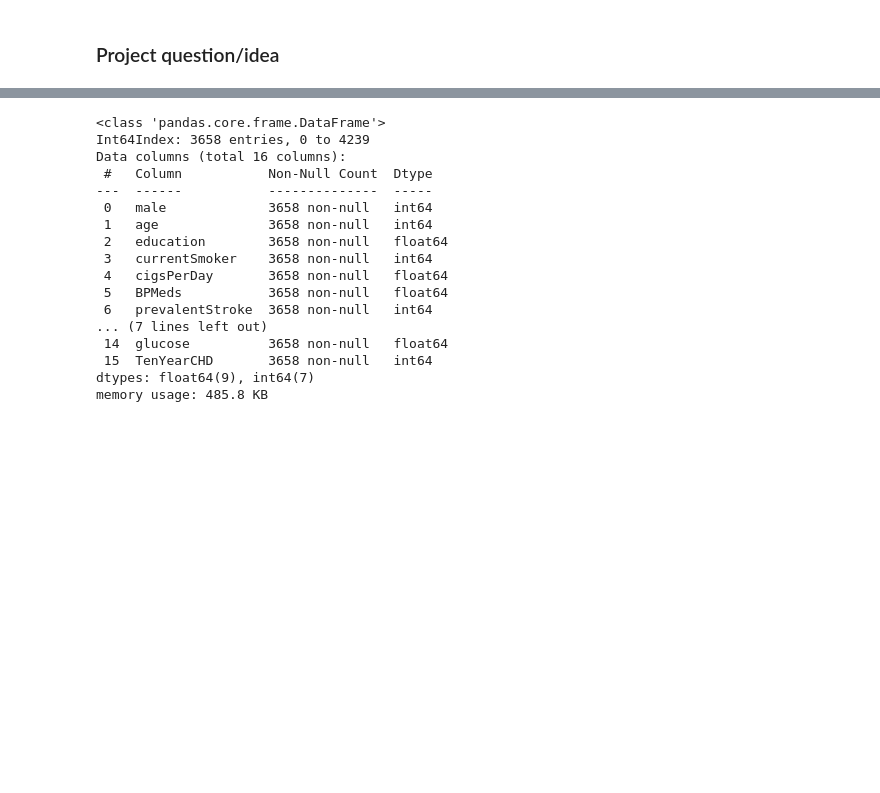
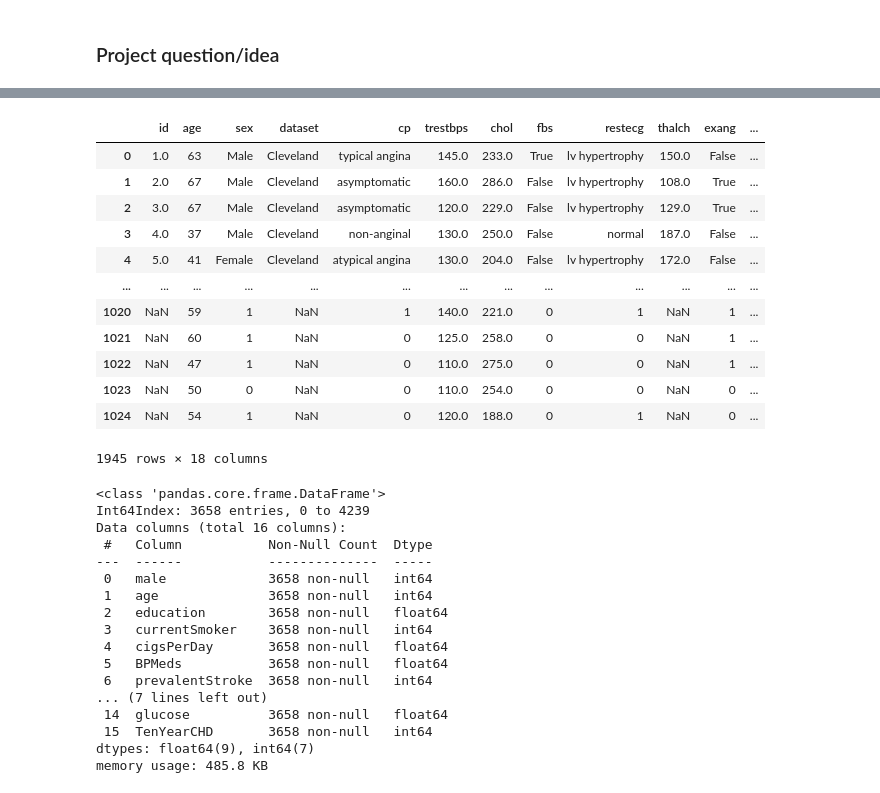
Before and after one commit to Beasty786/ACML_Project, a Jupyter notebook: Untitled.ipynb, the cells around one changed output, grey strips where cells are left out. Cells and saved outputs as stored; diff of their text form; code cells hidden in the pictures; blank space fills up the shorter version.

```diff
--- a/Untitled.ipynb
+++ b/Untitled.ipynb
@@ -31,3 +31,6 @@ import numpy as np
 import pandas as pd
 import matplotlib.pyplot as plt
 import seaborn as sn
+# %%
+data_2018 = pd.read_csv('Dataset/heart_2018.csv')
+data_2018.head(10)
@@ -54,3 +69,20 @@ df.head(10)
+# %%
+data= pd.concat([data_2018,data_2019])
+data
+# %% [output]
+|  | id | age | sex | dataset | cp | trestbps | chol | fbs | restecg | thalch | exang | ... |
+| 0 | 1.0 | 63 | Male | Cleveland | typical angina | 145.0 | 233.0 | True | lv hypertrophy | 150.0 | False | ... |
+| 1 | 2.0 | 67 | Male | Cleveland | asymptomatic | 160.0 | 286.0 | False | lv hypertrophy | 108.0 | True | ... |
+| 2 | 3.0 | 67 | Male | Cleveland | asymptomatic | 120.0 | 229.0 | False | lv hypertrophy | 129.0 | True | ... |
+| 3 | 4.0 | 37 | Male | Cleveland | non-anginal | 130.0 | 250.0 | False | normal | 187.0 | False | ... |
+| 4 | 5.0 | 41 | Female | Cleveland | atypical angina | 130.0 | 204.0 | False | lv hypertrophy | 172.0 | False | ... |
+| ... | ... | ... | ... | ... | ... | ... | ... | ... | ... | ... | ... | ... |
+| 1020 | NaN | 59 | 1 | NaN | 1 | 140.0 | 221.0 | 0 | 1 | NaN | 1 | ... |
+| 1021 | NaN | 60 | 1 | NaN | 0 | 125.0 | 258.0 | 0 | 0 | NaN | 1 | ... |
+| 1022 | NaN | 47 | 1 | NaN | 0 | 110.0 | 275.0 | 0 | 0 | NaN | 1 | ... |
+| 1023 | NaN | 50 | 0 | NaN | 0 | 110.0 | 254.0 | 0 | 0 | NaN | 0 | ... |
+| 1024 | NaN | 54 | 1 | NaN | 0 | 120.0 | 188.0 | 0 | 1 | NaN | 0 | ... |
+1945 rows × 18 columns
 # %%
 df = df.dropna()
 df.info()
```
Also changed, not shown: parts of 4 cells of this notebook.
